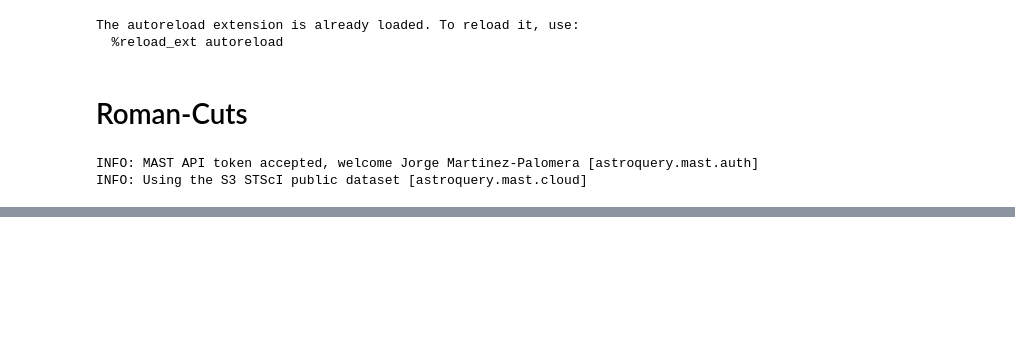
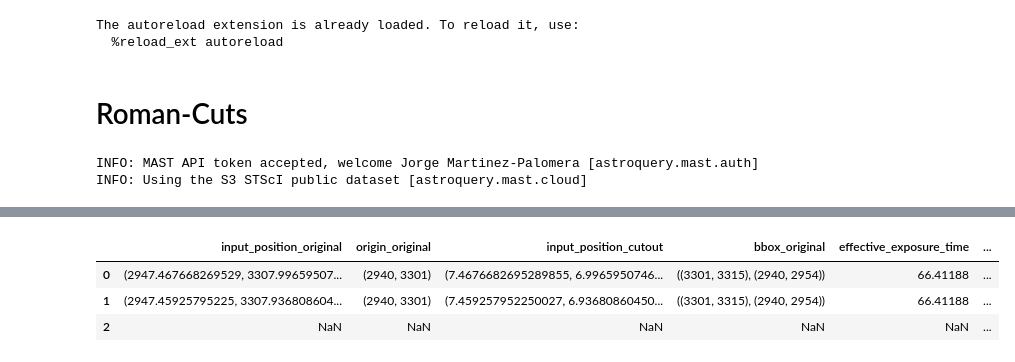
Before and after one commit to jorgemarpa/roman-cuts, a Jupyter notebook: notebooks/tutorial-com.ipynb, the cells around one changed output, grey strips where cells are left out. Saved outputs shown, nothing was run; the diff lists cells and outputs as text; code cells hidden in the pictures; blank space fills up the shorter version.

```diff
--- a/notebooks/tutorial-com.ipynb
+++ b/notebooks/tutorial-com.ipynb
@@ -85 +93,8 @@ cube, meta, gwcss = make_cutout(
 )
+# %%
+meta
+# %% [output]
+|  | input_position_original | origin_original | input_position_cutout | bbox_original | effective_exposure_time | ... |
+| 0 | (2947.467668269529, 3307.99659507... | (2940, 3301) | (7.4676682695289855, 6.9965950746... | ((3301, 3315), (2940, 2954)) | 66.41188 | ... |
+| 1 | (2947.45925795225, 3307.936808604... | (2940, 3301) | (7.459257952250027, 6.93680860450... | ((3301, 3315), (2940, 2954)) | 66.41188 | ... |
+| 2 | NaN | NaN | NaN | NaN | NaN | ... |
```
Also changed, not shown: parts of 8 cells of this notebook.
